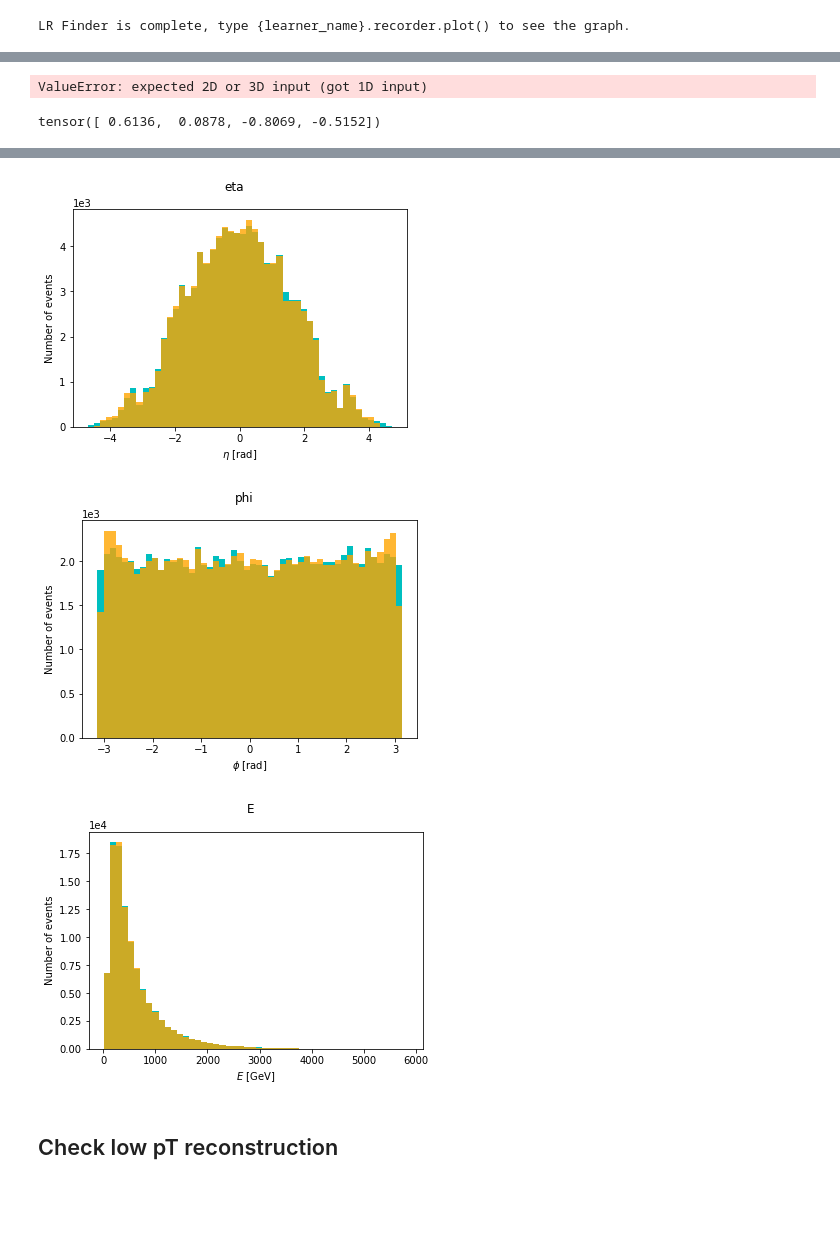
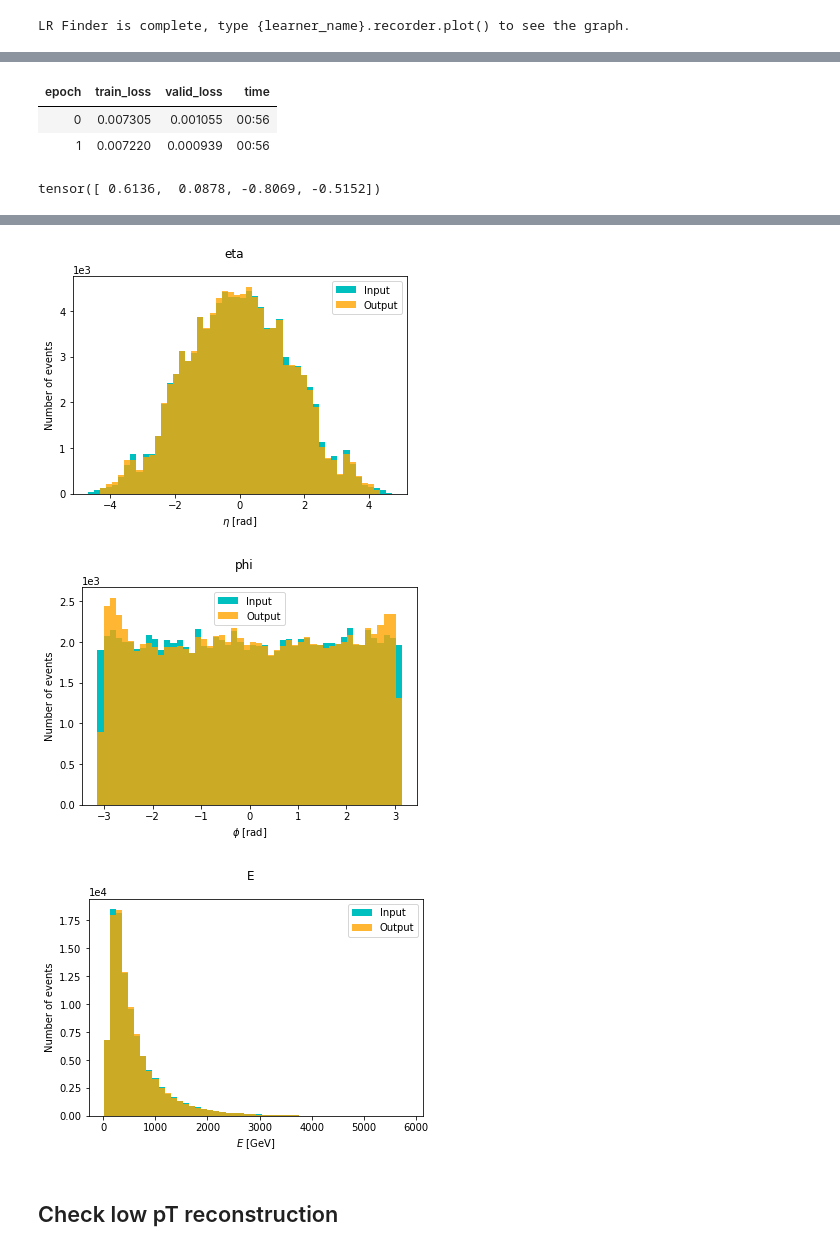
Before and after one commit to erwulff/lth_thesis_project, a Jupyter notebook: first_tutorials/fastai_AE_3D_200_with_batchnorm.ipynb, the cells around one changed output, grey strips where cells are left out. Cells and saved outputs as stored; diff of their text form; code cells hidden in the pictures; blank space fills up the shorter version.

```diff
--- a/first_tutorials/fastai_AE_3D_200_with_batchnorm.ipynb
+++ b/first_tutorials/fastai_AE_3D_200_with_batchnorm.ipynb
@@ -187,10 +216,10 @@ LR Finder is complete, type {learner_name}.recorder.plot() to see the graph.
-# %%
-inp = learn.data.train_ds.tensors[0][0]
-outp = model(learn.data.train_ds.tensors[0][0])
-print('Input:', inp)
-print('Output:', outp)
-# %% [output]
-ValueError: expected 2D or 3D input (got 1D input)
+# %%
+lr = 1e-6
+learn.fit_one_cycle(2, max_lr=lr, wd=0.1)
+# %% [output]
+| epoch | train_loss | valid_loss | time |
+| 0 | 0.007305 | 0.001055 | 00:56 |
+| 1 | 0.007220 | 0.000939 | 00:56 |
 # %%
 learn.data.train_ds.tensors[0][0]
 # %% [output]
@@ -202,6 +231,8 @@ variable_list = [r'$p_T$', r'$\eta$', r'$\phi$', r'$E$']
 line_style = ['--', '-']
 colors = ['orange', 'c']
 markers = ['*', 's']
+
+model.to('cpu')
 
 # Histograms
 idxs = (0, 100000)  # Choose events to compare
@@ -222,4 +253,5 @@ for kk in np.arange(4):
     plt.xlabel(variable_list[kk] + ' ' + unit_list[kk])
     plt.ylabel('Number of events')
     ms.sciy()
+    plt.legend()
 # %% [output]
@@ -227,6 +259,6 @@ for kk in np.arange(4):
-[figure, old version]
+[figure, new version]
-[figure, old version]
+[figure, new version]
-[figure, old version]
+[figure, new version]
 # %% [markdown]
 ## Check low pT reconstruction
 # %%
```
Also changed, not shown: parts of 13 cells of this notebook, 1 other file.
